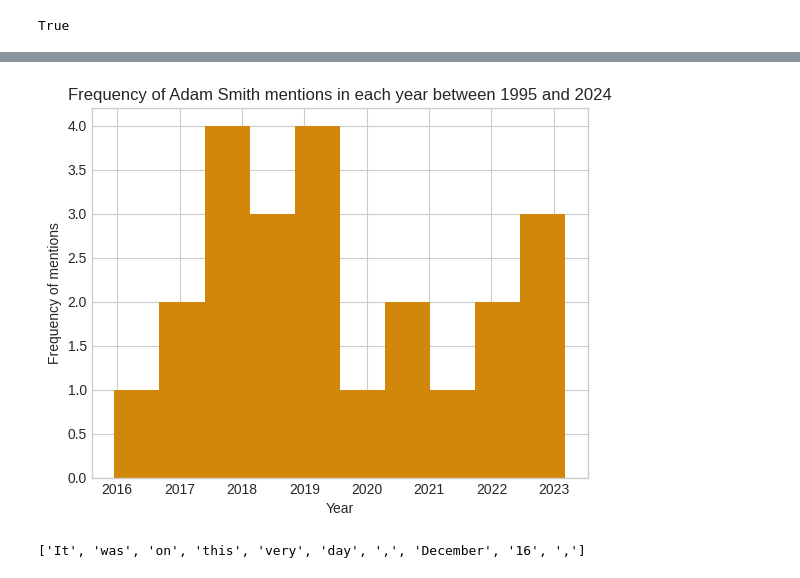
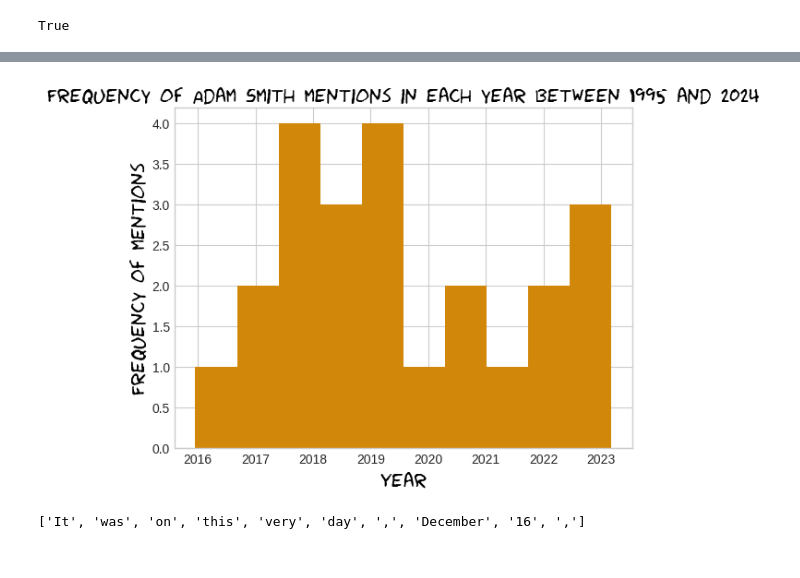
Before and after one commit to yuliiabosher/Adam_Smith_project, a Jupyter notebook: Visualisations.ipynb, the cells around one changed output, grey strips where cells are left out. Cells and saved outputs as stored; diff of their text form; code cells hidden in the pictures.

Commit message:
added font to create_histogram function

```diff
--- a/Visualisations.ipynb
+++ b/Visualisations.ipynb
@@ -83,16 +83,17 @@ display(df.head())
 # %%
 def create_histogram(df):
   #styles 'fast','fivethirtyeight'',',''seaborn-v0_8-whitegrid'
   plt.style.use('seaborn-v0_8-whitegrid')
   plt.hist(df.index, color='#D1870A')
-  plt.xlabel('Year')
-  plt.ylabel('Frequency of mentions')
-  plt.title('Frequency of Adam Smith mentions in each year between 1995 and 2024')
+  font = {'family':'fantasy','color':'black','size':15}
+  plt.xlabel('Year', fontdict = font)
+  plt.ylabel('Frequency of mentions', fontdict = font)
+  plt.title('Frequency of Adam Smith mentions in each year between 1995 and 2024', fontdict = font)
   plt.show()
 
 create_histogram(df)
 # %% [output]
-[figure, old version]
+[figure, new version]
 # %%
 def tokenize_df(df):
   tokens = [nltk.word_tokenize(row['Extract']) for index, row in df.iterrows()]
```
Also changed, not shown: parts of 1 cell of this notebook.
